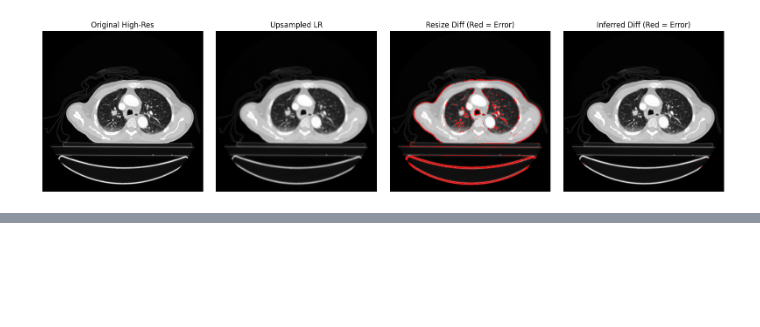
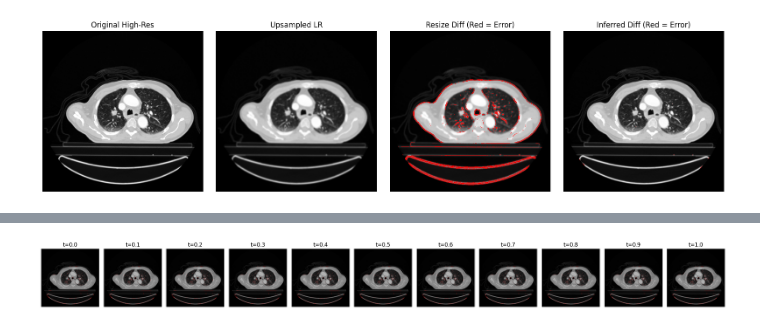
Before and after one commit to Izukimat/ct-sr-lab, a Jupyter notebook: notebooks/02_Flow Matching for Super-Resolution.ipynb, the cells around one changed output, grey strips where cells are left out. Cells and saved outputs as stored; diff of their text form; code cells hidden in the pictures; blank space fills up the shorter version.

Commit message:
trained UNetVelocity model

```diff
--- a/notebooks/02_Flow Matching for Super-Resolution.ipynb
+++ b/notebooks/02_Flow Matching for Super-Resolution.ipynb
@@ -63,5 +139 @@ class FlowMLP(nn.Module):
-# %%
-device = torch.device("cuda" if torch.cuda.is_available() else "cpu")
-model = FlowMLP().to(device)
-optimizer = torch.optim.Adam(model.parameters(), lr=1e-4)
 # %%
@@ -103,0 +186,5 @@ Epoch 10 Loss: 0.0005
+# %%
+model = UNetVelocity()           # initialise
+model, ema_model = train_velocity(model, dataloader,
+                                  device='cuda',
+                                  epochs=20, lr=3e-4)
@@ -306,3 +395,14 @@ with torch.no_grad():
 # %% [output]
 Clipping input data to the valid range for imshow with RGB data ([0..1] for floats or [0..255] for integers). Got range [-0.06841209..1.0010053].
 [figure]
+# %%
+test_hr_txt = os.path.join(base_dir, "splits", "test_hr.txt")
+train_hr_txt = os.path.join(base_dir, "splits", "train_hr.txt")
+with open(test_hr_txt) as f:
+    test_set = set(line.strip() for line in f)
+
+with open(train_hr_txt) as f:
+    train_set = set(line.strip() for line in f)
+
+overlap = test_set.intersection(train_set)
+print(f"Overlap count: {len(overlap)}")
@@ -308,0 +411,63 @@ Clipping input data to the valid range for imshow with RGB data ([0..1] for floa
+# %%
+import numpy as np
+import torch
+import matplotlib.pyplot as plt
+from torchvision.transforms.functional import resize
+
+model.eval()
+
+with torch.no_grad():
+    # -------- pick one TEST example --------
+    test_x0, test_x1 = next(iter(test_loader))
+    x0 = test_x0.to(device)   # LR‑upsampled 512×512
+    x1 = test_x1.to(device)   # HR ground‑truth
+    img_hr = x1[0].view(512, 512)
+
+    # ------- simulation settings ------------
+    n_steps = 11
+    ts = torch.linspace(0., 1., n_steps, device=device).view(n_steps, 1, 1)   # (T,1,1)
+    dt = 1.0 / (n_steps - 1)
+
+    # -------- storage for plotting ----------
+    frames = []
+
+    for step, t in enumerate(ts):
+        # Important: feed the *original LR* at that time step
+        if step == 0:
+            xt = x0.clone()                 # t = 0  (LR)
+        else:
+            # Euler update from previous frame
+            vel = model(xt, t)              # shape (1, 512*512)
+            xt = xt + dt * vel              # advance along flow
+
+        img_pred = xt[0].view(512, 512)
+
+        # ---------- error (no clamp yet!) ----------
+        diff = (img_pred - img_hr).abs().cpu().numpy()
+        print(f"t={t.item():.1f} | max diff={diff.max():.4f} | mean diff={diff.mean():.4f}")
+
+        # *Relative* mask: mark pixels above the 90th percentile
+        thresh = 0.1
+        red_mask = diff >= thresh
+
+        # ------------- build overlay ----------
+        base = img_pred.cpu().numpy()
+        base = np.clip(base, 0, 1)          # final clamp for imshow
+
+        # darken background
+        overlay = np.stack([base*0.7]*3, axis=-1)
+        overlay[red_mask, 0] = 1.0   # red channel
+        overlay[red_mask, 1:] = 0.0
+
+        frames.append(overlay)
+
+# --------------- plot -----------------
+fig, axs = plt.subplots(1, n_steps, figsize=(2*n_steps, 3))
+for i, ax in enumerate(axs):
+    ax.imshow(frames[i])
+    ax.set_title(f"t={i*dt:.1f}")
+    ax.axis("off")
+
+plt.tight_layout()
+plt.show()
+# %% [output]
@@ -308,0 +485 @@ Clipping input data to the valid range for imshow with RGB data ([0..1] for floa
+[figure, added]
```
Also changed, not shown: parts of 7 cells of this notebook.
